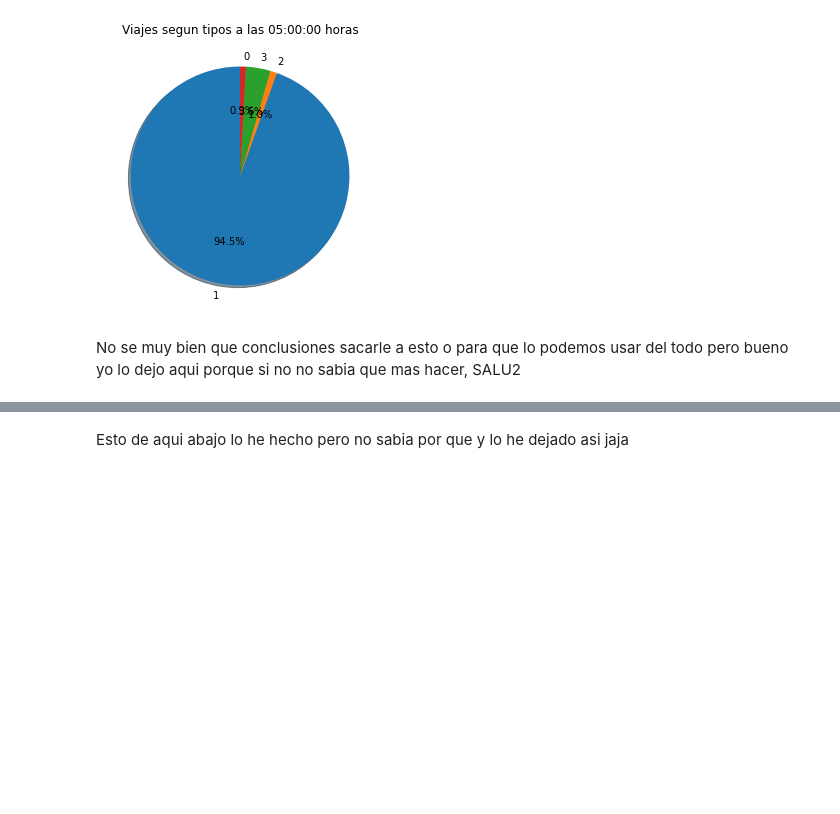
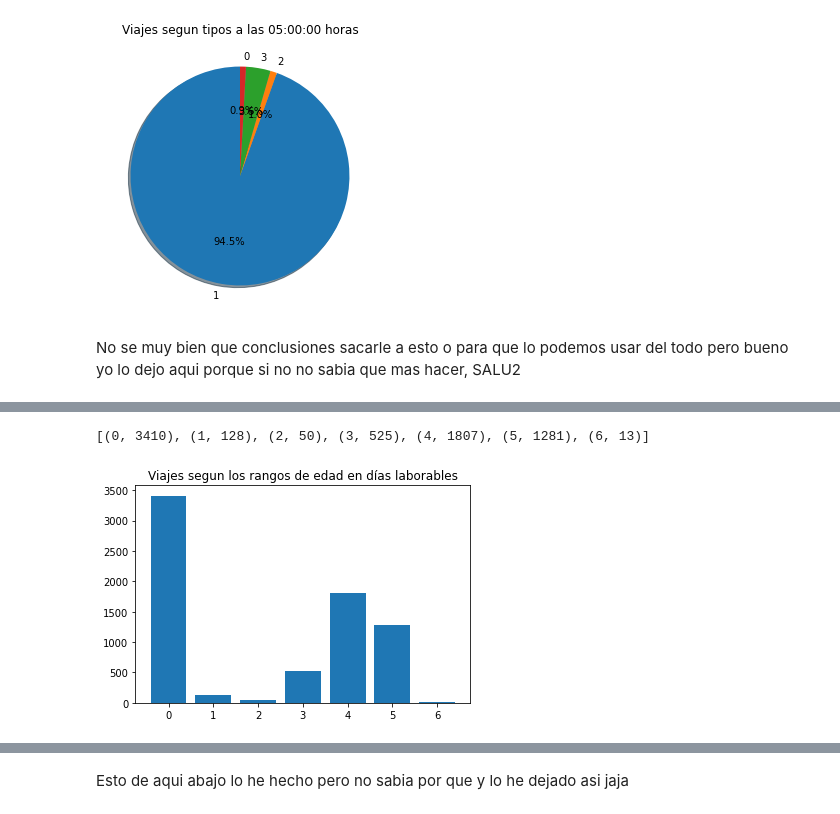
Before and after one commit to ParalelaUCM/biciMAD, a Jupyter notebook: PracticaSpark_pruebas_berni.ipynb, the cells around one changed output, grey strips where cells are left out. Cells and saved outputs as stored; diff of their text form; code cells hidden in the pictures; blank space fills up the shorter version.

```diff
--- a/PracticaSpark_pruebas_berni.ipynb
+++ b/PracticaSpark_pruebas_berni.ipynb
@@ -337,0 +350,20 @@ SALU2
+# %%
+def workDays(line):
+  #Como en realidad queremos las noches, 'la noche del vierne' sería el sabado ya, entonces, buscamos los
+  #días: 5,6,7,12,13,14,19,20,21,26,27,28.
+  #Como estos son los dias de fin de semana, necexitamos coger los dias que no estan en esta lista simplemente
+  data=json.loads(line)
+  days=['2019-01-05', '2019-01-06', '2019-01-07','2019-01-12','2019-01-13','2019-01-14', '2019-01-19', '2019-01-20','2019-01-21','2019-01-26', '2019-01-27', '2019-01-28']
+  dia_actual=data['unplug_hourTime']['$date'][0:10]
+  return dia_actual not in days
+# %%
+#Partimos de la RDD que tenia los datos filtrados por las horas nocturnas
+rddWD_datos = rddNocturna.filter(workDays).map(mapper)
+rddWD_ages = rddWD_datos.map(lambda x: (x[7], 1)).countByKey()
+print(sorted(rddWD_ages.items(), key=lambda x:x[0]))
+plt.bar(list(rddWD_ages.keys()), list(rddWD_ages.values()))
+plt.title('Viajes segun los rangos de edad en días laborables')
+plt.show()
+# %% [output]
+[(0, 3410), (1, 128), (2, 50), (3, 525), (4, 1807), (5, 1281), (6, 13)]
+[figure, added]
```
Also changed, not shown: parts of 25 cells of this notebook.
